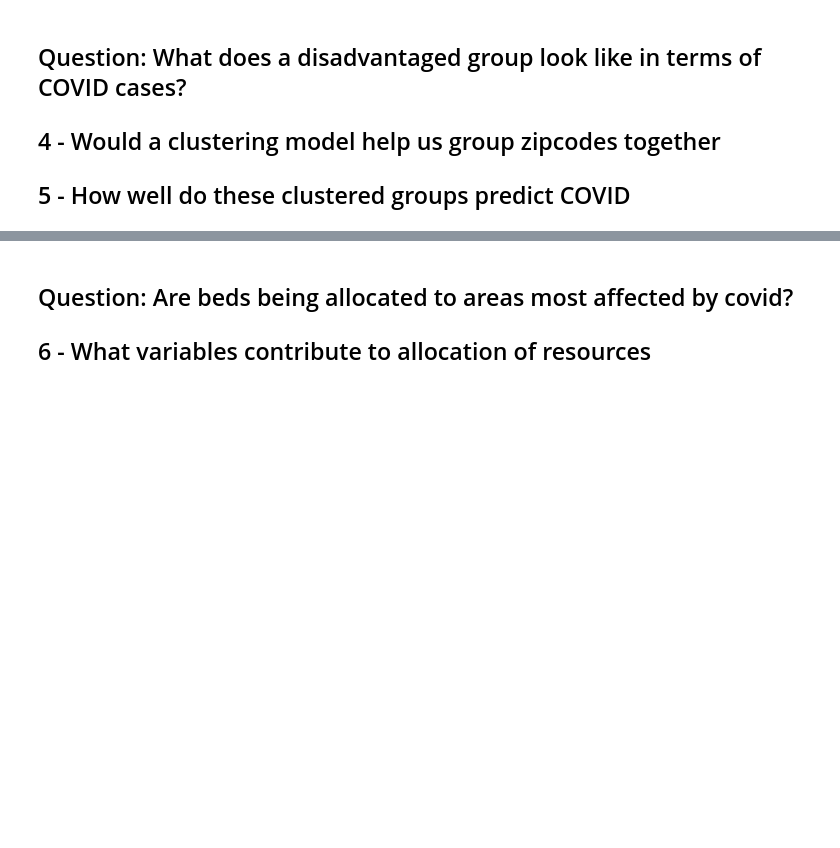
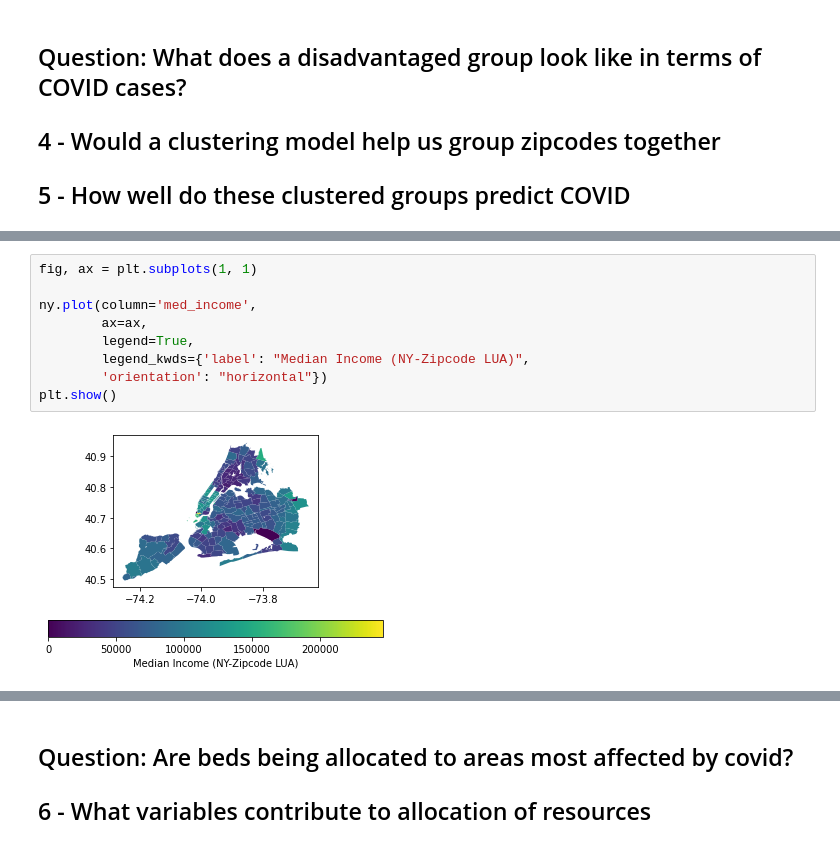
Before and after one commit to abechtel31/CPSC392-Final, a Jupyter notebook: covid.ipynb, the cells around one changed output, grey strips where cells are left out. Saved outputs shown, nothing was run; the diff lists cells and outputs as text; blank space fills up the shorter version.

```diff
--- a/covid.ipynb
+++ b/covid.ipynb
@@ -481,0 +651,11 @@ It does not
+# %%
+fig, ax = plt.subplots(1, 1)
+
+ny.plot(column='med_income',
+        ax=ax,
+        legend=True,
+        legend_kwds={'label': "Median Income (NY-Zipcode LUA)",
+        'orientation': "horizontal"})
+plt.show()
+# %% [output]
+[figure, added]
```
Also changed, not shown: parts of 61 cells of this notebook.
